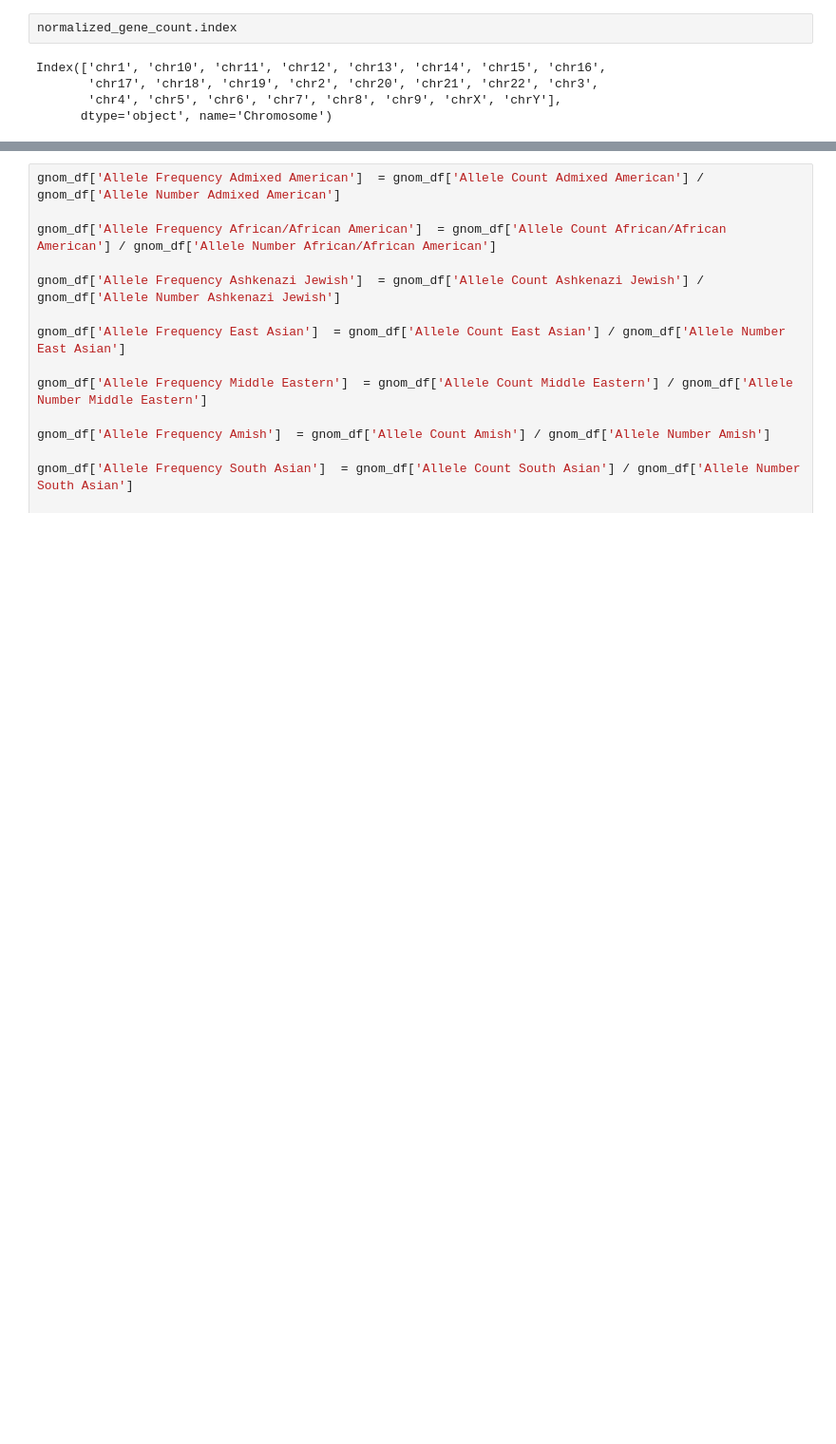
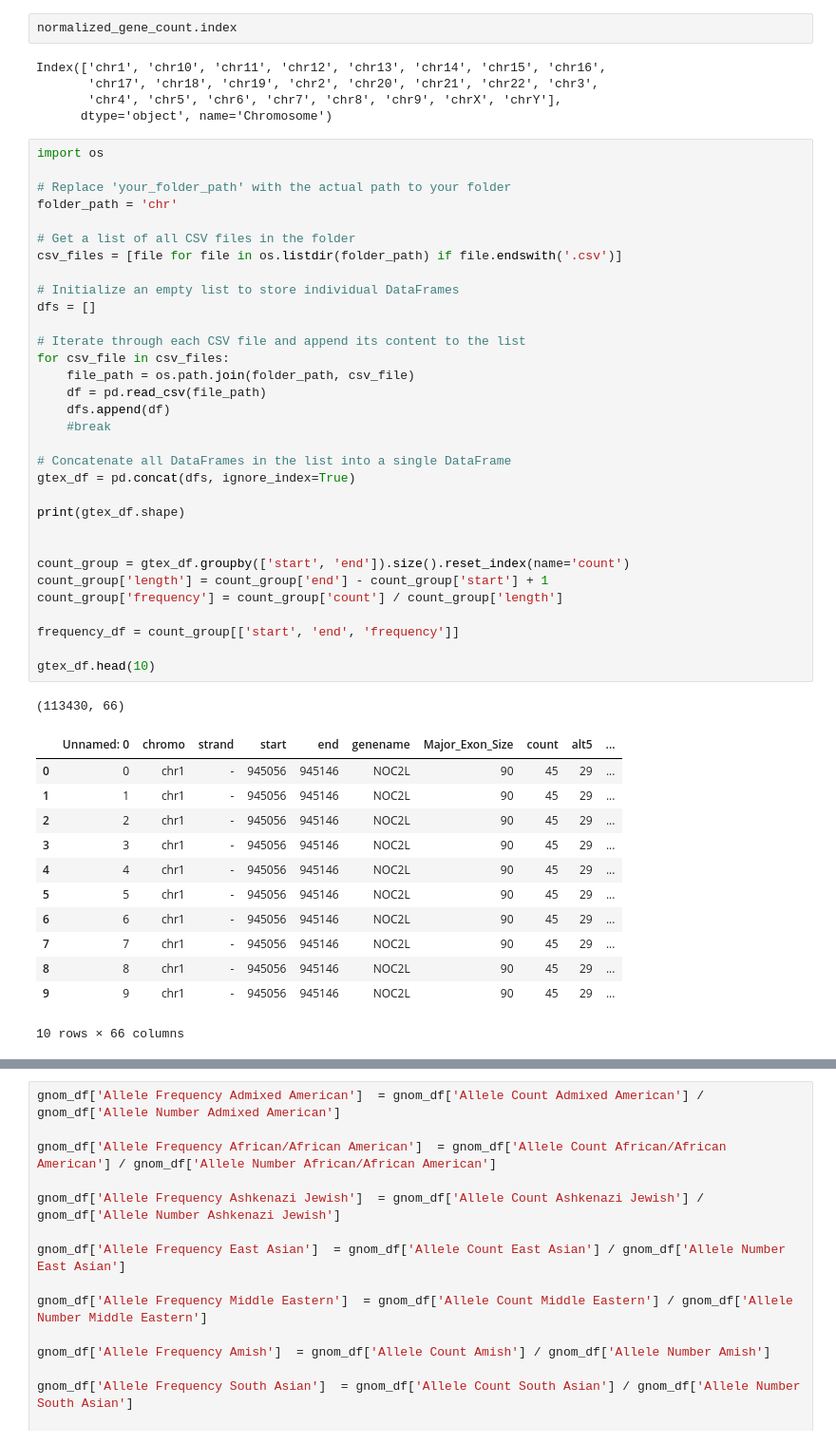
Before and after one commit to yuxinsun-wpi/gnomRegulatory, a Jupyter notebook: gnomad-chr-splicing_region_variants.ipynb, the cells around one changed output, grey strips where cells are left out. Shown at 95% size. Drawn from its saved outputs; the diff is of its cells as text; blank space fills up the shorter version.

```diff
--- a/gnomad-chr-splicing_region_variants.ipynb
+++ b/gnomad-chr-splicing_region_variants.ipynb
@@ -80,3 +87,49 @@ Index(['chr1', 'chr10', 'chr11', 'chr12', 'chr13', 'chr14', 'chr15', 'chr16',
        'chr17', 'chr18', 'chr19', 'chr2', 'chr20', 'chr21', 'chr22', 'chr3',
        'chr4', 'chr5', 'chr6', 'chr7', 'chr8', 'chr9', 'chrX', 'chrY'],
       dtype='object', name='Chromosome')
+# %%
+import os
+
+# Replace 'your_folder_path' with the actual path to your folder
+folder_path = 'chr'
+
+# Get a list of all CSV files in the folder
+csv_files = [file for file in os.listdir(folder_path) if file.endswith('.csv')]
+
+# Initialize an empty list to store individual DataFrames
+dfs = []
+
+# Iterate through each CSV file and append its content to the list
+for csv_file in csv_files:
+    file_path = os.path.join(folder_path, csv_file)
+    df = pd.read_csv(file_path)
+    dfs.append(df)
+    #break
+
+# Concatenate all DataFrames in the list into a single DataFrame
+gtex_df = pd.concat(dfs, ignore_index=True)
+
+print(gtex_df.shape)
+
+
+count_group = gtex_df.groupby(['start', 'end']).size().reset_index(name='count')
+count_group['length'] = count_group['end'] - count_group['start'] + 1
+count_group['frequency'] = count_group['count'] / count_group['length']
+
+frequency_df = count_group[['start', 'end', 'frequency']]
+
+gtex_df.head(10)
+# %% [output]
+(113430, 66)
+|  | Unnamed: 0 | chromo | strand | start | end | genename | Major_Exon_Size | count | alt5 | ... |
+| 0 | 0 | chr1 | - | 945056 | 945146 | NOC2L | 90 | 45 | 29 | ... |
+| 1 | 1 | chr1 | - | 945056 | 945146 | NOC2L | 90 | 45 | 29 | ... |
+| 2 | 2 | chr1 | - | 945056 | 945146 | NOC2L | 90 | 45 | 29 | ... |
+| 3 | 3 | chr1 | - | 945056 | 945146 | NOC2L | 90 | 45 | 29 | ... |
+| 4 | 4 | chr1 | - | 945056 | 945146 | NOC2L | 90 | 45 | 29 | ... |
+| 5 | 5 | chr1 | - | 945056 | 945146 | NOC2L | 90 | 45 | 29 | ... |
+| 6 | 6 | chr1 | - | 945056 | 945146 | NOC2L | 90 | 45 | 29 | ... |
+| 7 | 7 | chr1 | - | 945056 | 945146 | NOC2L | 90 | 45 | 29 | ... |
+| 8 | 8 | chr1 | - | 945056 | 945146 | NOC2L | 90 | 45 | 29 | ... |
+| 9 | 9 | chr1 | - | 945056 | 945146 | NOC2L | 90 | 45 | 29 | ... |
+10 rows × 66 columns
```
Also changed, not shown: parts of 5 cells of this notebook.
